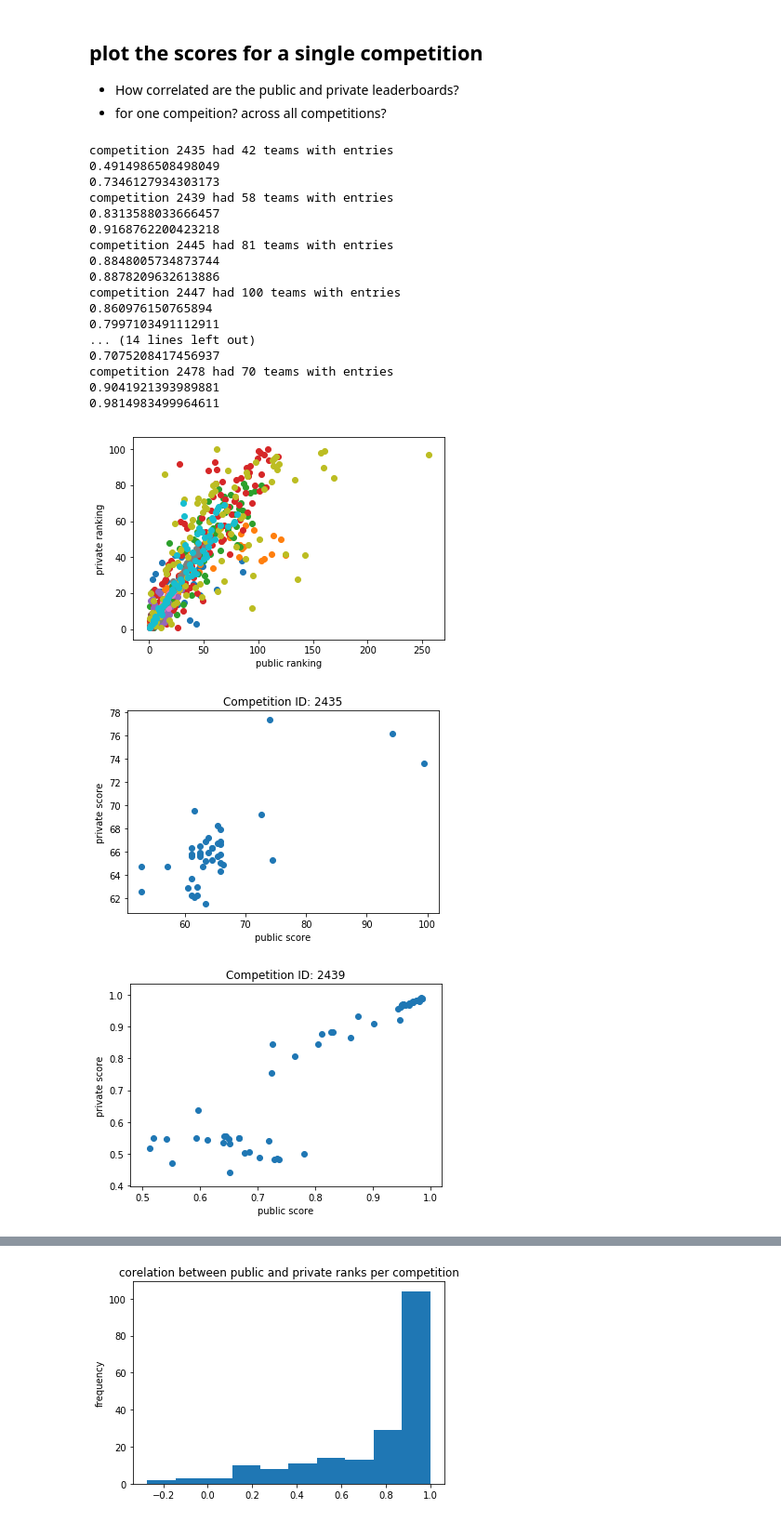
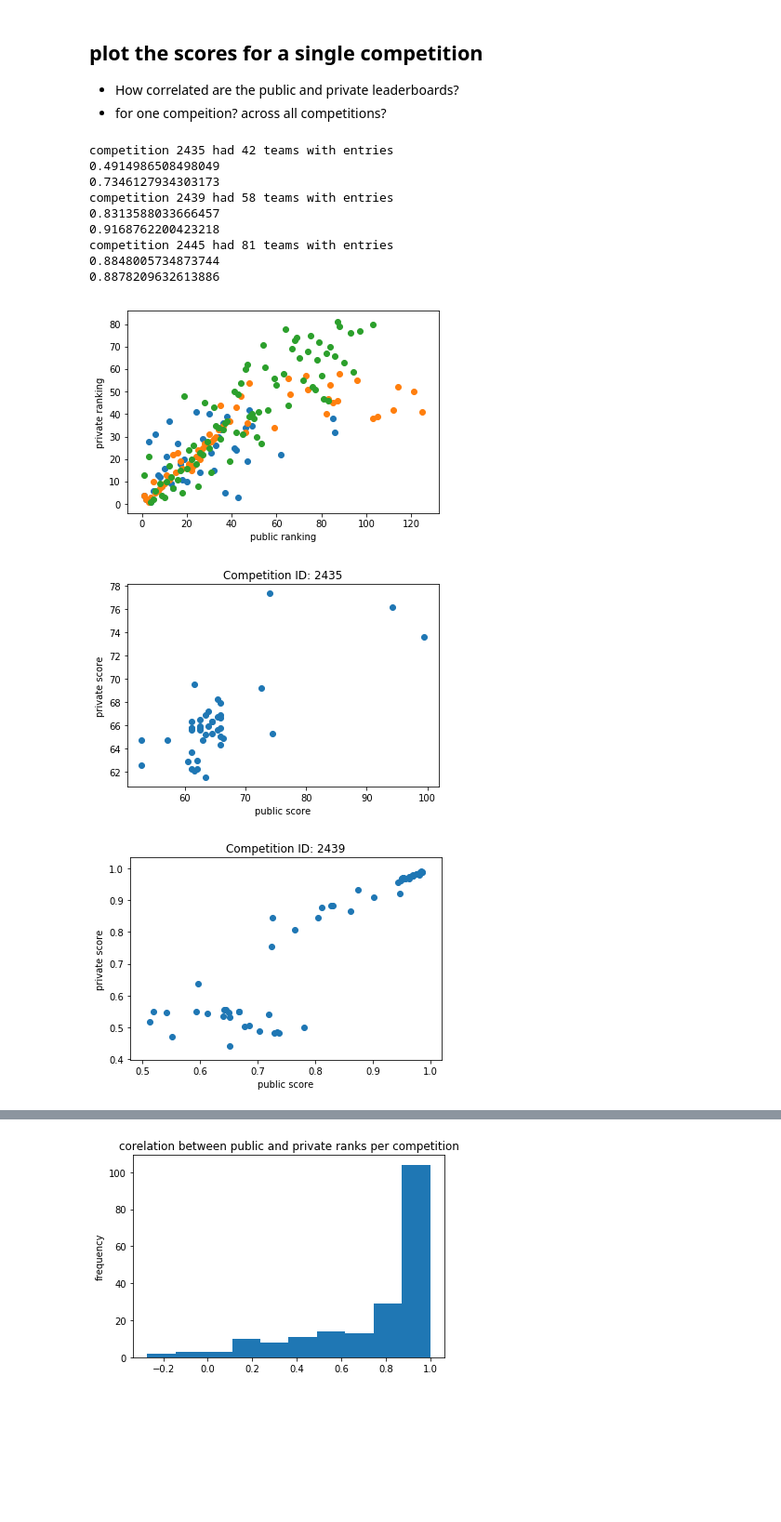
Before and after one commit to laseaman/introduction_to_meta_kaggle, a Jupyter notebook: explore_metakaggle_data.ipynb, the cells around one changed output, grey strips where cells are left out. Shown at 93% size. Saved outputs shown, nothing was run; the diff lists cells and outputs as text; code cells hidden in the pictures; blank space fills up the shorter version.

```diff
--- a/explore_metakaggle_data.ipynb
+++ b/explore_metakaggle_data.ipynb
@@ -67,8 +68,8 @@ There is no standard scoring system for all compeitions so scores from different
  - Most scores are small (< 1), indicating either limited scores ranges (0-1 for example) or 0 being the optimal score (RMSE for example).
  - The max score of 212,994 indicates that at least one competition seemingly had an open ended evaluation matric.
 # %%
-public_score = submissions.PublicScoreFullPrecision[0:1000]
-private_score = submissions.PrivateScoreFullPrecision[0:1000]
+public_score = submissions.PublicScoreFullPrecision
+private_score = submissions.PrivateScoreFullPrecision
 # %%
 utils.plot_histogram(public_score, title='All public scores', xlabel='Public Score', ylabel='num occurences')
 print(min(public_score), np.median(public_score), np.mean(public_score), max(public_score))
@@ -196,7 +198,7 @@ teams_with_score['PrivateLeaderboardScore'] = pd.to_numeric(teams_with_score['Pr
 - for one compeition? across all competitions?
 # %%
 # look at a few competitions in more depth
-num = 10
+num = 3
 f_rank = plt.figure()
 plt.xlabel('public ranking')
 plt.ylabel('private ranking')
@@ -210,42 +212,34 @@ for c in competitions[0:num]:
     public_rank = competition_teams.PublicLeaderboardRank
     private_rank = competition_teams.PrivateLeaderboardRank
     cor_rank = public_rank.corr(private_rank)
     public_score = competition_teams.PublicLeaderboardScore
     private_score = competition_teams.PrivateLeaderboardScore
     cor_score = public_score.corr(private_score)
 
     # print the correlations
     print(cor_rank)
     print(cor_score)
 
     # make figures
     plt.figure(f_rank.number)
     plt.scatter(public_rank.tolist(), private_rank.tolist())
     # scores can be on different scales so a figure is made for each
     plt.figure()
     plt.scatter(public_score.tolist(), private_score.tolist())
     plt.title('Competition ID: ' + str(c))
     plt.xlabel('public score')
     plt.ylabel('private score')
 # %% [output]
 competition 2435 had 42 teams with entries
 0.4914986508498049
 0.7346127934303173
 competition 2439 had 58 teams with entries
 0.8313588033666457
 0.9168762200423218
 competition 2445 had 81 teams with entries
 0.8848005734873744
 0.8878209632613886
-competition 2447 had 100 teams with entries
-0.860976150765894
-0.7997103491112911
-... (14 lines left out)
-0.7075208417456937
-competition 2478 had 70 teams with entries
-0.9041921393989881
-0.9814983499964611
-[figure, old version]
+[figure, new version]
 [figure]
 [figure]
 [figure]
```
Also changed, not shown: parts of 12 cells of this notebook, 1 other file.
